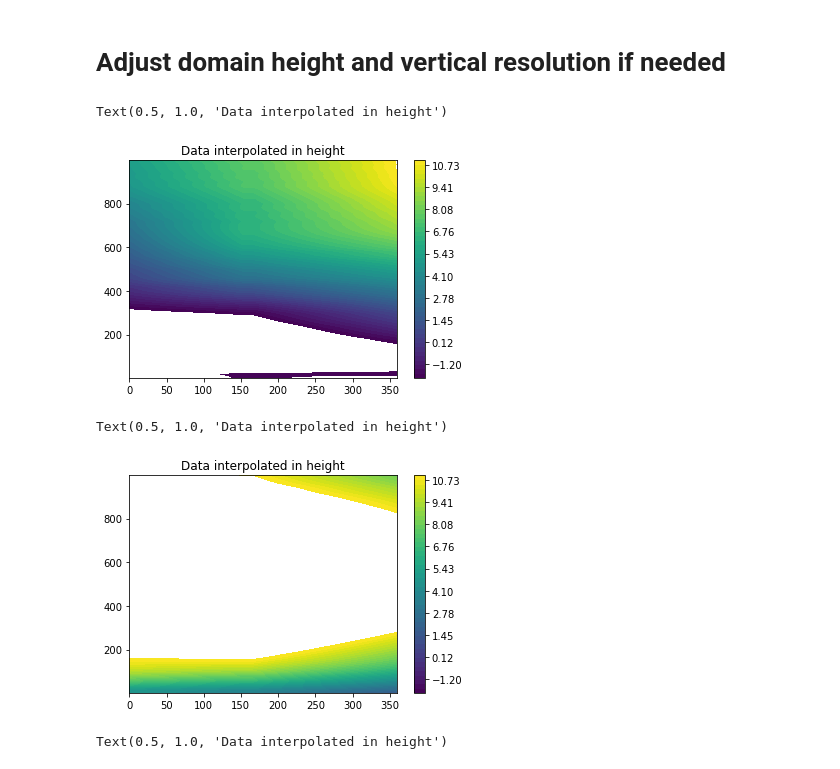
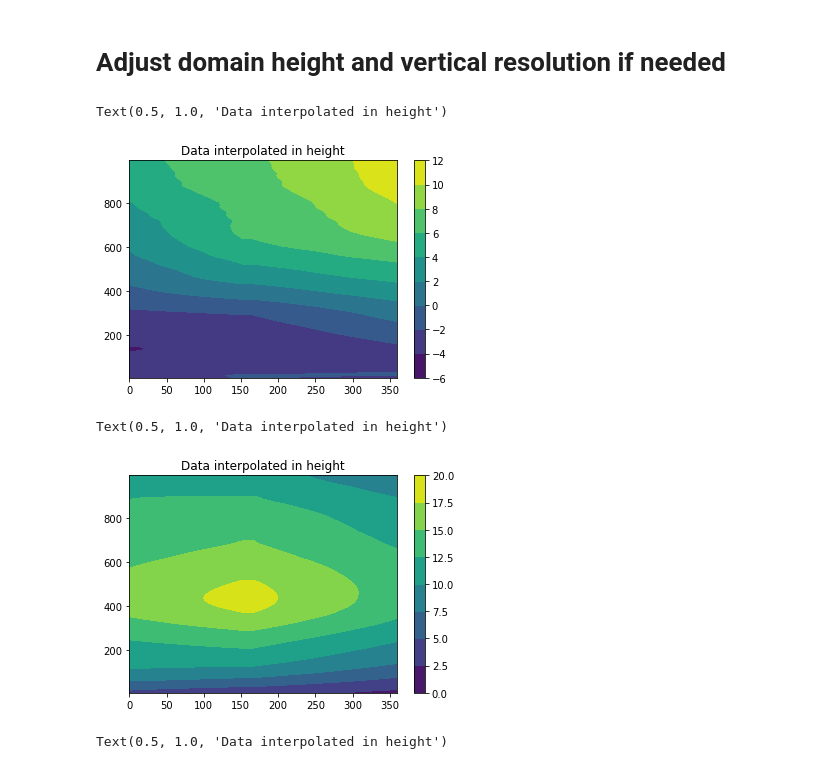
Before and after one commit to joejoeyjoseph/awaken-code, a Jupyter notebook: eagle/01_sonde_to_amr_stablecase.ipynb, the cells around one changed output. Cells and saved outputs as stored; diff of their text form; code cells hidden in the pictures.

```diff
--- a/eagle/01_sonde_to_amr_stablecase.ipynb
+++ b/eagle/01_sonde_to_amr_stablecase.ipynb
@@ -16,8 +16,8 @@ date = '20180612'
 # date = '20170628'
 output_dir = '/home/jlee/awaken/j3lee/sgp-obs-forcing/'+date+'/'
 # output_version = '5m3z6h'
-output_version = '5m-1km-3z-6h'
-# output_version = '2'
+# output_version = '5m-1km-3z-6h'
+output_version = '10m-1km-3z-6h'
 custom = '.custom'
 # custom = ''
 
@@ -29,8 +29,8 @@ sim_length = 6
 
 dom_height = 1000
 # dom_height = 3200
-dz = 5
-# dz = 20
+dz = 10
+# dz = 5
 # %% [markdown]
 # Adjust flux data filename if needed
 # %%
@@ -137,19 +137,19 @@ obs_height = obs_height - obs_height[0]
 u_amr = get_amr_var(dfp_, 'u_wind', obs_height, amr_height)
 v_amr = get_amr_var(dfp_, 'v_wind', obs_height, amr_height)
 # %%
-plt.contourf(np.arange((sim_length*60)+1), amr_height, u_amr.T, levels = np.linspace(-2, 11))
+plt.contourf(np.arange((sim_length*60)+1), amr_height, u_amr.T,)
 plt.colorbar()
 plt.title('Data interpolated in height')
 # %% [output]
 Text(0.5, 1.0, 'Data interpolated in height')
-[figure, old version]
+[figure, new version]
 # %%
-plt.contourf(np.arange((sim_length*60)+1), amr_height, v_amr.T, levels = np.linspace(-2, 11))
+plt.contourf(np.arange((sim_length*60)+1), amr_height, v_amr.T)
 plt.colorbar()
 plt.title('Data interpolated in height')
 # %% [output]
 Text(0.5, 1.0, 'Data interpolated in height')
-[figure, old version]
+[figure, new version]
 # %%
 # plt.contourf(np.arange(360), obs_height,dfp_['u_wind'].values.reshape(int(nvals/nh),nh).T,levels = np.linspace(-2,11))
 # plt.ylim(0,3000)
```
Also changed, not shown: 29 other files.
